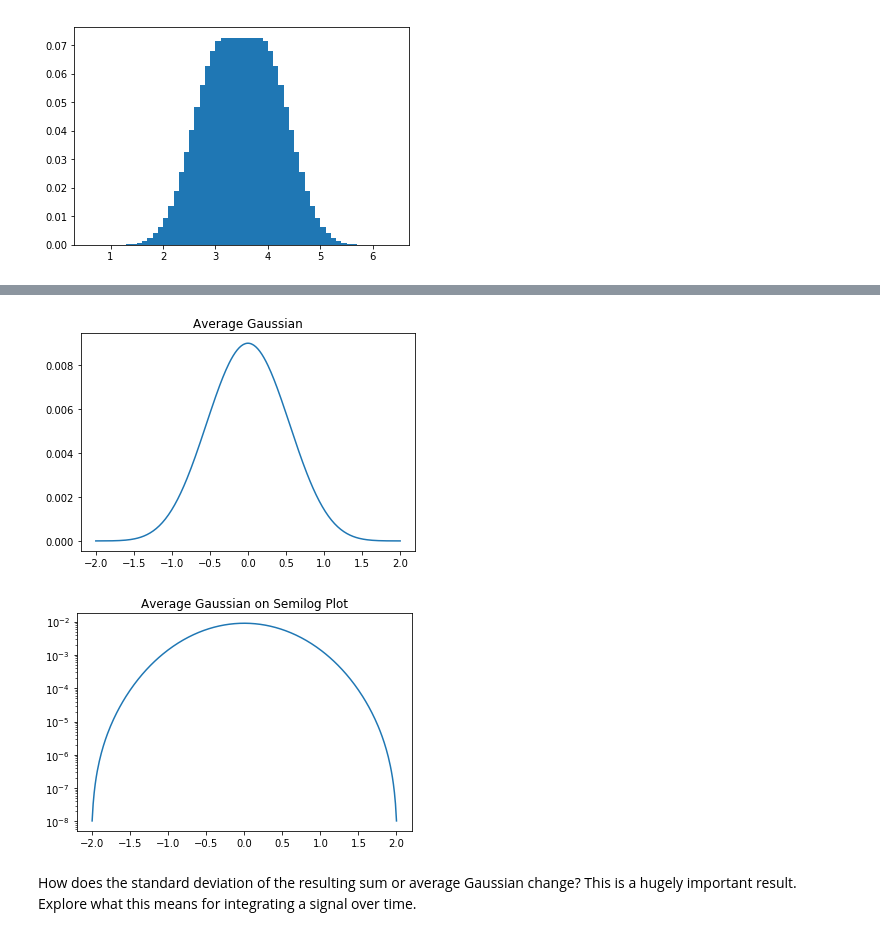
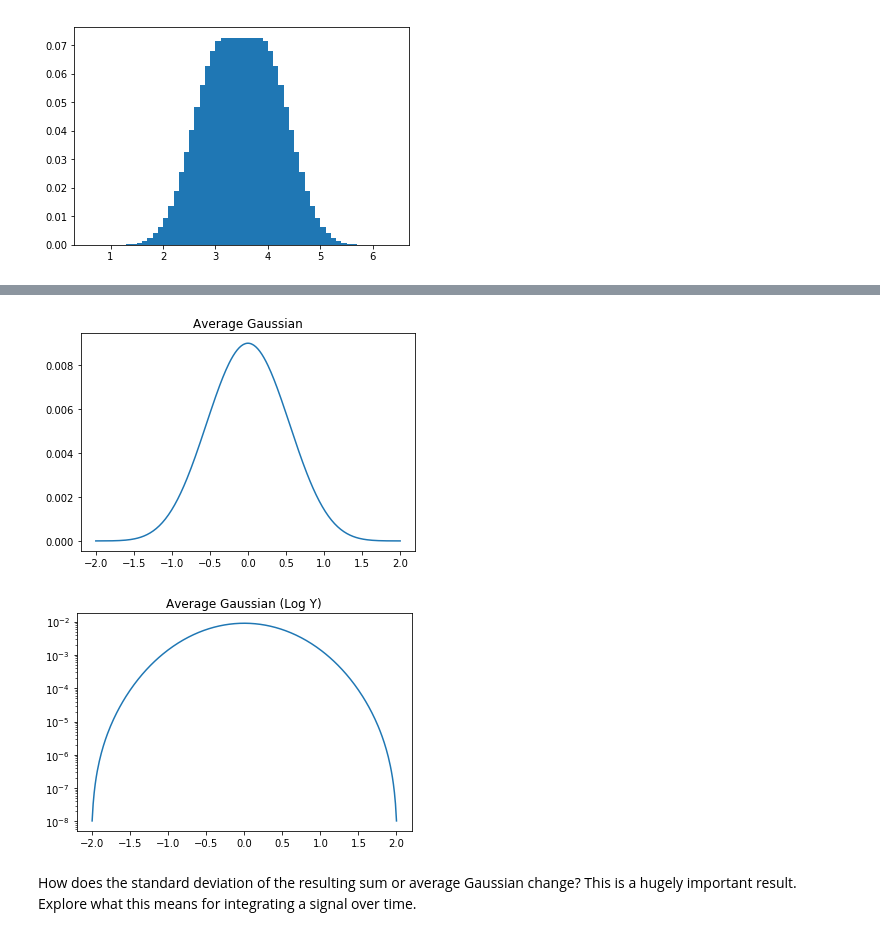
Before and after one commit to s-agiedd/PHYS_434, a Jupyter notebook: HWs/Alyssa_Giedd_HW2.ipynb, the cells around one changed output, grey strips where cells are left out. Drawn from its saved outputs; the diff is of its cells as text; code cells hidden in the pictures.

```diff
--- a/HWs/Alyssa_Giedd_HW2.ipynb
+++ b/HWs/Alyssa_Giedd_HW2.ipynb
@@ -107,18 +106,18 @@ plt.show()
 # %%
 #Average Gaussian
 x_vals_triple = np.linspace(-6, 6, 298)/3
 pdf_sum_triple = np.convolve(pdf_sum, pdf)
 
 plt.plot(x_vals_triple, pdf_sum_triple)
-plt.title('Average Gaussian')
+plt.title("Average Gaussian")
 plt.show()
 
 plt.semilogy(x_vals_triple, pdf_sum_triple)
-plt.title('Average Gaussian on Semilog Plot')
+plt.title("Average Gaussian (Log Y)")
 plt.show()
 # %% [output]
 [figure]
-[figure, old version]
+[figure, new version]
 # %% [markdown]
 How does the standard deviation of the resulting sum or average Gaussian change? This is a hugely important result. Explore what this means for integrating a signal over time.
 # %%
```
Also changed, not shown: parts of 3 cells of this notebook.
